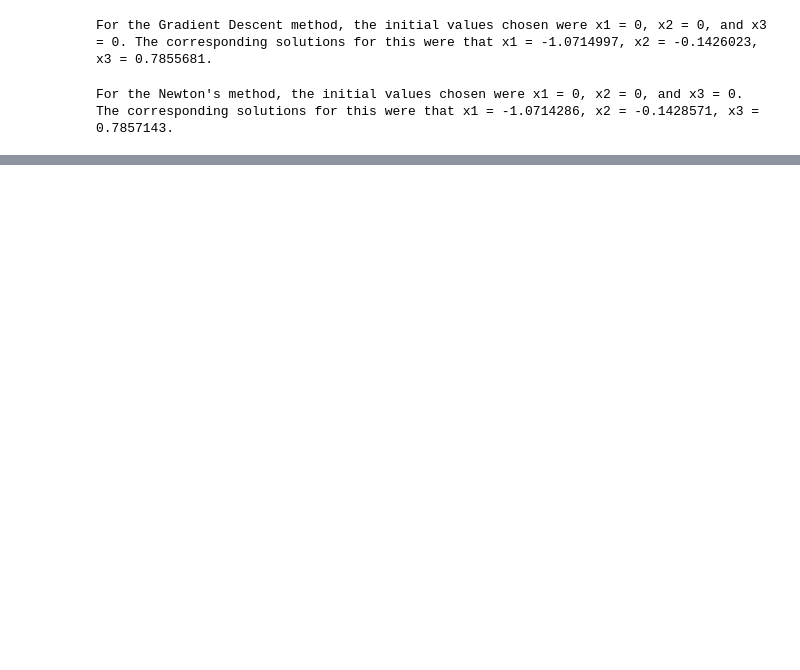
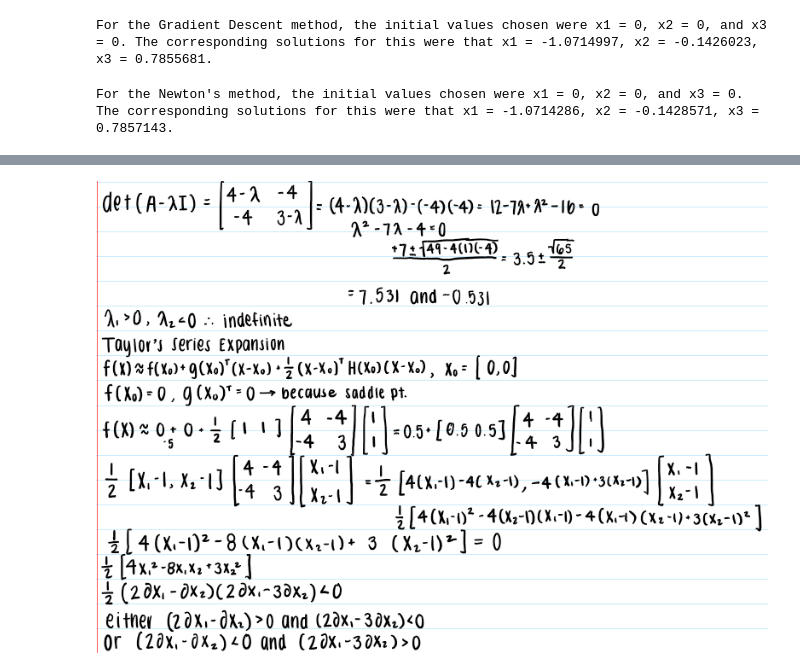
Before and after one commit to kphill1/DesignOptimization2021Fall, a Jupyter notebook: Homework 2.ipynb, the cells around one changed output, grey strips where cells are left out. Cells and saved outputs as stored; diff of their text form; code cells hidden in the pictures; blank space fills up the shorter version.

```diff
--- a/Homework 2.ipynb
+++ b/Homework 2.ipynb
@@ -285,0 +288,5 @@ FileNotFoundError: [Errno 2] No such file or directory: 'hw_2_p1_1.png'
+# %%
+from IPython.display import Image
+Image('hw2_p1_2.png')
+# %% [output]
+[figure, added]
```
Also changed, not shown: parts of 10 cells of this notebook.
